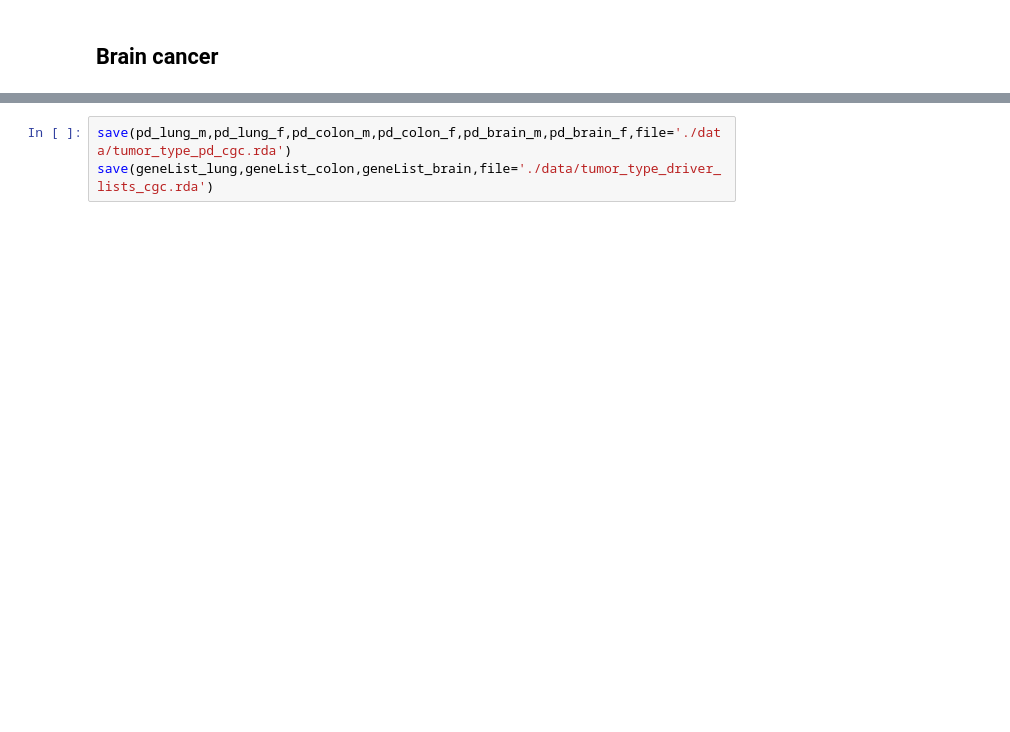
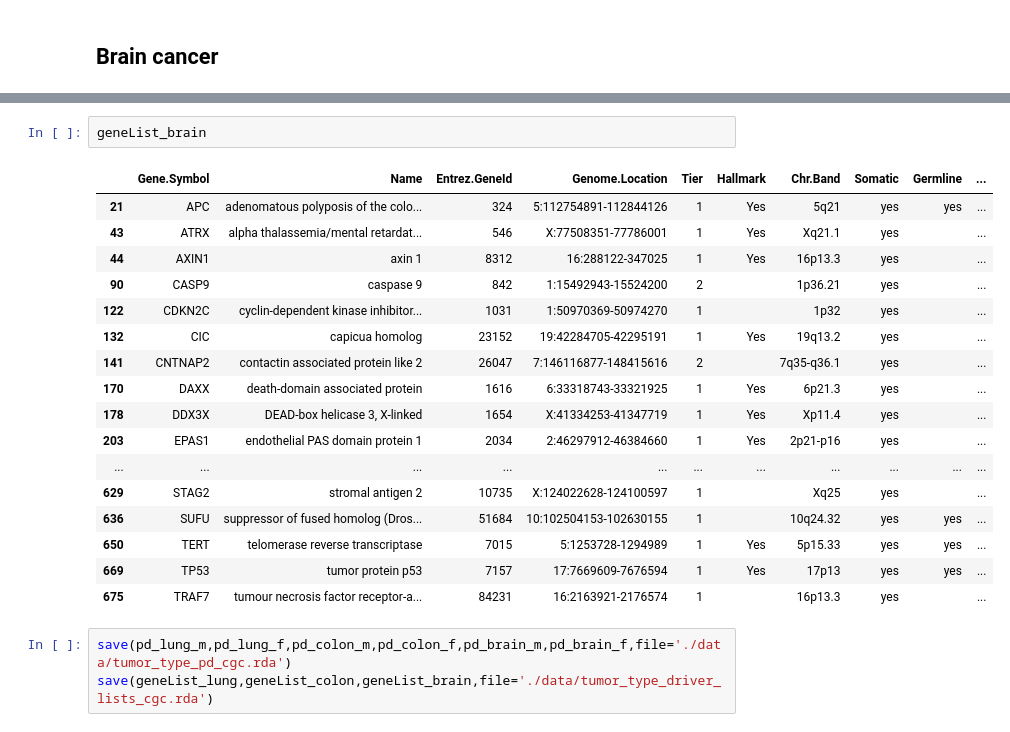
Before and after one commit to atallah-lab/analyses, a Jupyter notebook: tumor_type_statistics.ipynb, the cells around one changed output, grey strips where cells are left out. Saved outputs shown, nothing was run; the diff lists cells and outputs as text; blank space fills up the shorter version.

```diff
--- a/tumor_type_statistics.ipynb
+++ b/tumor_type_statistics.ipynb
@@ -293,3 +293,23 @@ Female probabilities of driver, passenger and null L1 insertion
+# %%
+geneList_brain
+# %% [output]
+|  | Gene.Symbol | Name | Entrez.GeneId | Genome.Location | Tier | Hallmark | Chr.Band | Somatic | Germline | ... |
+| 21 | APC | adenomatous polyposis of the colo... | 324 | 5:112754891-112844126 | 1 | Yes | 5q21 | yes | yes | ... |
+| 43 | ATRX | alpha thalassemia/mental retardat... | 546 | X:77508351-77786001 | 1 | Yes | Xq21.1 | yes |  | ... |
+| 44 | AXIN1 | axin 1 | 8312 | 16:288122-347025 | 1 | Yes | 16p13.3 | yes |  | ... |
+| 90 | CASP9 | caspase 9 | 842 | 1:15492943-15524200 | 2 |  | 1p36.21 | yes |  | ... |
+| 122 | CDKN2C | cyclin-dependent kinase inhibitor... | 1031 | 1:50970369-50974270 | 1 |  | 1p32 | yes |  | ... |
+| 132 | CIC | capicua homolog | 23152 | 19:42284705-42295191 | 1 | Yes | 19q13.2 | yes |  | ... |
+| 141 | CNTNAP2 | contactin associated protein like 2 | 26047 | 7:146116877-148415616 | 2 |  | 7q35-q36.1 | yes |  | ... |
+| 170 | DAXX | death-domain associated protein | 1616 | 6:33318743-33321925 | 1 | Yes | 6p21.3 | yes |  | ... |
+| 178 | DDX3X | DEAD-box helicase 3, X-linked | 1654 | X:41334253-41347719 | 1 | Yes | Xp11.4 | yes |  | ... |
+| 203 | EPAS1 | endothelial PAS domain protein 1 | 2034 | 2:46297912-46384660 | 1 | Yes | 2p21-p16 | yes |  | ... |
+| ... | ... | ... | ... | ... | ... | ... | ... | ... | ... | ... |
+| 629 | STAG2 | stromal antigen 2 | 10735 | X:124022628-124100597 | 1 |  | Xq25 | yes |  | ... |
+| 636 | SUFU | suppressor of fused homolog (Dros... | 51684 | 10:102504153-102630155 | 1 |  | 10q24.32 | yes | yes | ... |
+| 650 | TERT | telomerase reverse transcriptase | 7015 | 5:1253728-1294989 | 1 | Yes | 5p15.33 | yes | yes | ... |
+| 669 | TP53 | tumor protein p53 | 7157 | 17:7669609-7676594 | 1 | Yes | 17p13 | yes | yes | ... |
+| 675 | TRAF7 | tumour necrosis factor receptor-a... | 84231 | 16:2163921-2176574 | 1 |  | 16p13.3 | yes |  | ... |
 # %%
 save(pd_lung_m,pd_lung_f,pd_colon_m,pd_colon_f,pd_brain_m,pd_brain_f,file='./data/tumor_type_pd_cgc.rda')
 save(geneList_lung,geneList_colon,geneList_brain,file='./data/tumor_type_driver_lists_cgc.rda')
```
Also changed, not shown: parts of 4 cells of this notebook, 14 other files.
